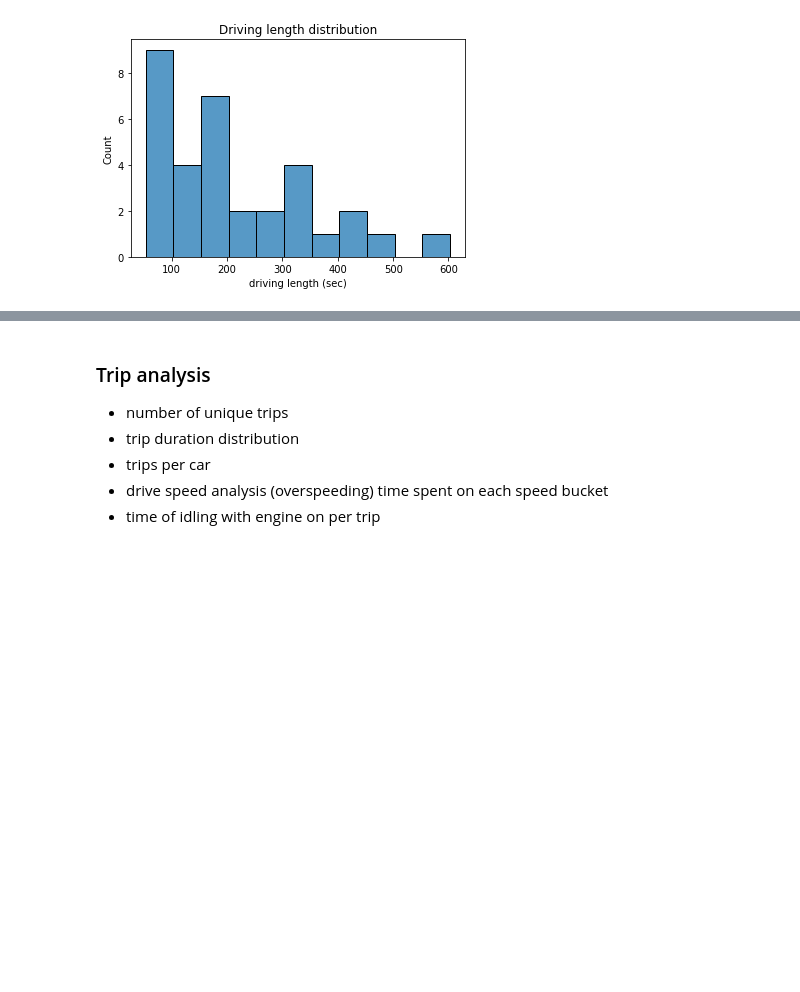
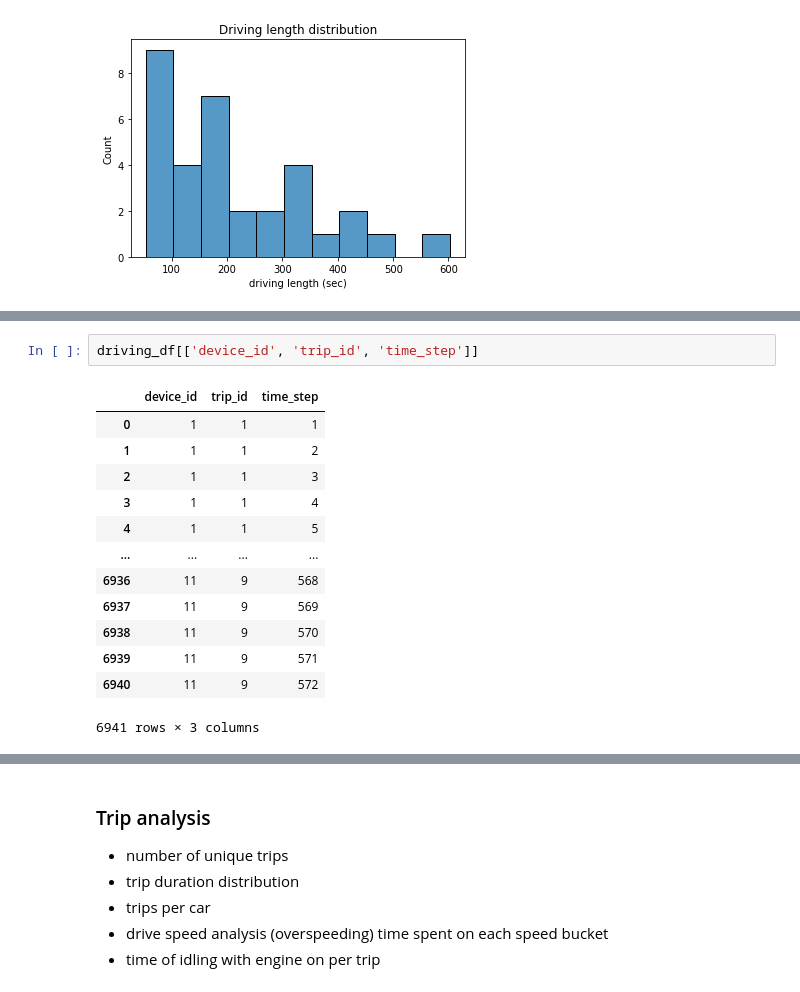
Before and after one commit to qirun-chen/getting-into-telematics, a Jupyter notebook: Driver identification prediction.ipynb, the cells around one changed output, grey strips where cells are left out. Drawn from its saved outputs; the diff is of its cells as text; blank space fills up the shorter version.

```diff
--- a/Driver identification prediction.ipynb
+++ b/Driver identification prediction.ipynb
@@ -116,0 +127,16 @@ Text(0.5, 1.0, 'Driving length distribution')
+# %%
+driving_df[['device_id', 'trip_id', 'time_step']]
+# %% [output]
+|  | device_id | trip_id | time_step |
+| 0 | 1 | 1 | 1 |
+| 1 | 1 | 1 | 2 |
+| 2 | 1 | 1 | 3 |
+| 3 | 1 | 1 | 4 |
+| 4 | 1 | 1 | 5 |
+| ... | ... | ... | ... |
+| 6936 | 11 | 9 | 568 |
+| 6937 | 11 | 9 | 569 |
+| 6938 | 11 | 9 | 570 |
+| 6939 | 11 | 9 | 571 |
+| 6940 | 11 | 9 | 572 |
+6941 rows × 3 columns
```
Also changed, not shown: parts of 25 cells of this notebook.
